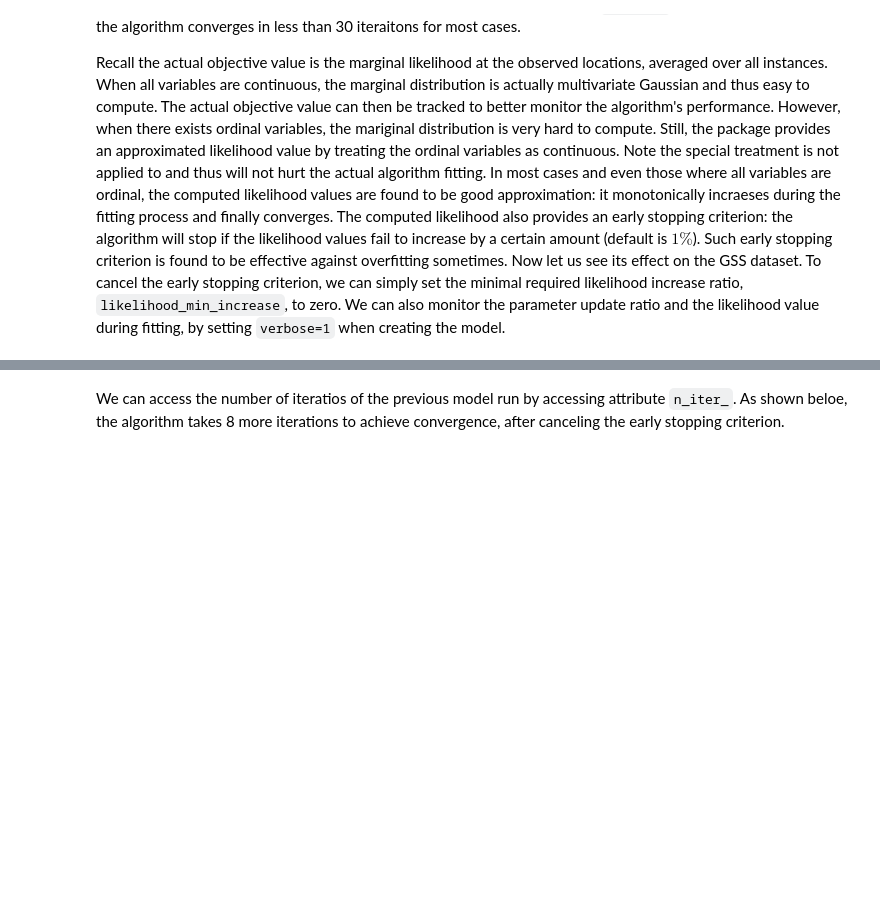
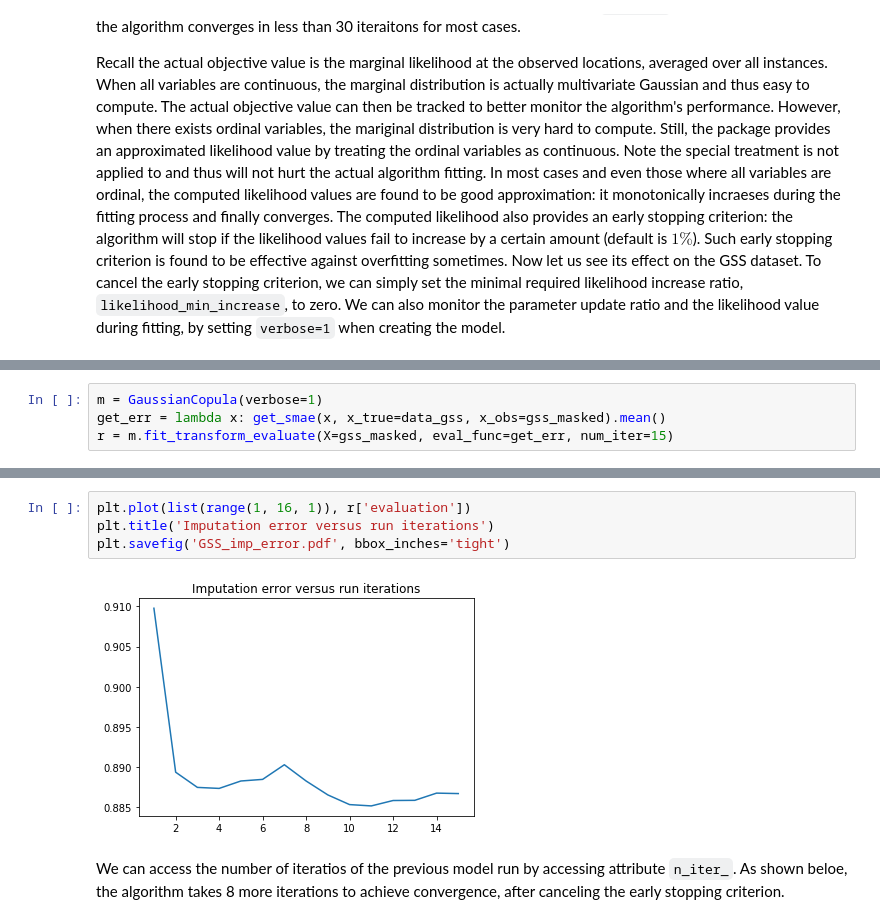
Before and after one commit to udellgroup/gcimpute, a Jupyter notebook: Examples/Main_Tutorial.ipynb, the cells around one changed output, grey strips where cells are left out. Cells and saved outputs as stored; diff of their text form; blank space fills up the shorter version.

```diff
--- a/Examples/Main_Tutorial.ipynb
+++ b/Examples/Main_Tutorial.ipynb
@@ -172,0 +150,4 @@ Runtime: 125.35 seconds
+# %%
+m = GaussianCopula(verbose=1)
+get_err = lambda x: get_smae(x, x_true=data_gss, x_obs=gss_masked).mean()
+r = m.fit_transform_evaluate(X=gss_masked, eval_func=get_err, num_iter=15)
@@ -173,3 +170,9 @@ Runtime: 125.35 seconds
+# %%
+plt.plot(list(range(1, 16, 1)), r['evaluation'])
+plt.title('Imputation error versus run iterations')
+plt.savefig('GSS_imp_error.pdf', bbox_inches='tight')
+# %% [output]
+[figure, added]
 # %% [markdown]
 We can access the number of iteratios of the previous model run by accessing attribute `n_iter_`. As shown beloe, the algorithm takes 8 more iterations to achieve convergence, after canceling the early stopping criterion.
 # %%
```
Also changed, not shown: parts of 22 cells of this notebook, 6 other files.
